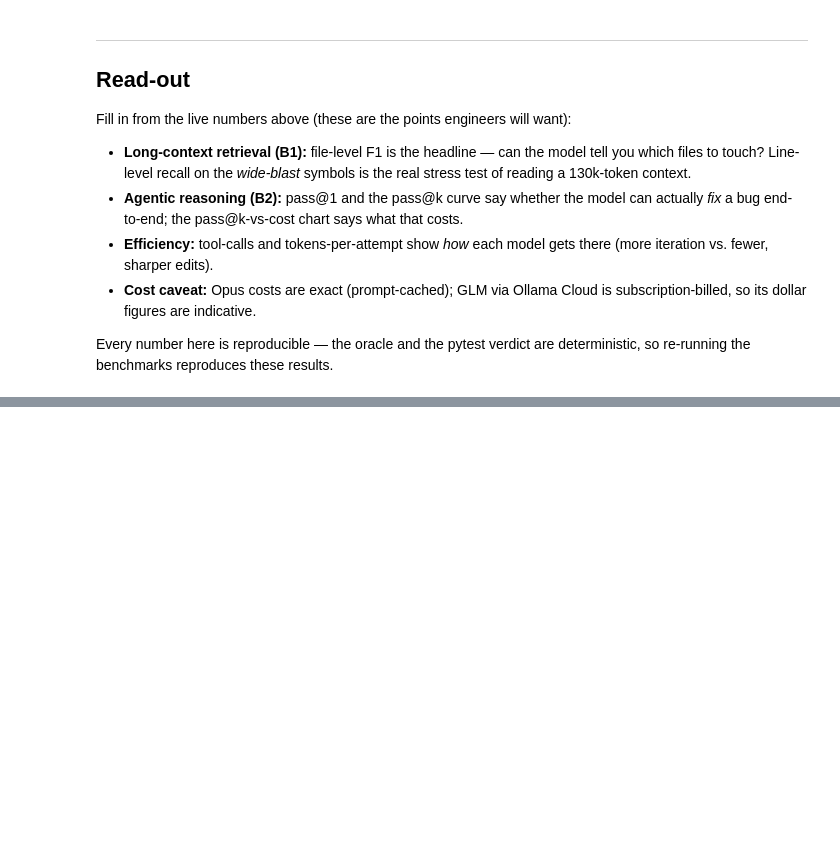
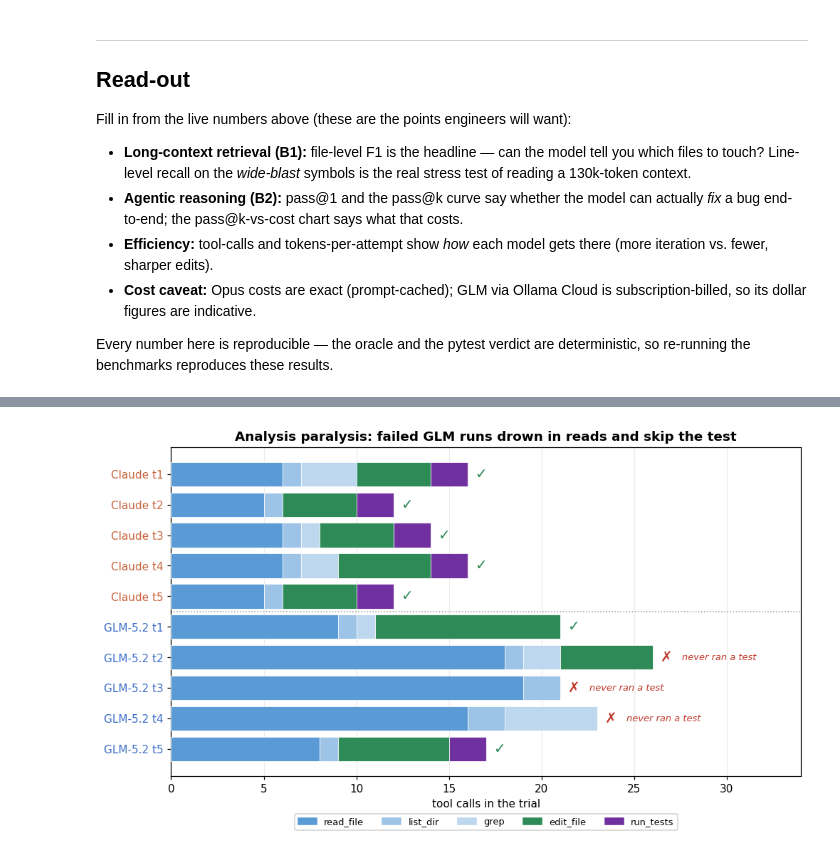
Before and after one commit to dvallslanaquera/skingraph, a Jupyter notebook: notebooks/benchmark_analysis.ipynb, the cells around one changed output, grey strips where cells are left out. Saved outputs shown, nothing was run; the diff lists cells and outputs as text; code cells hidden in the pictures; blank space fills up the shorter version.

```diff
--- a/notebooks/benchmark_analysis.ipynb
+++ b/notebooks/benchmark_analysis.ipynb
@@ -348,0 +516,38 @@ so re-running the benchmarks reproduces these results.
+# %%
+# FIG 4 — Analysis paralysis: tool-call composition per trial (pass = ✓, fail = ✗).
+if single and debug:
+    rows = []
+    for key, model in [("opus-4-8", OP2), ("glm-5-2", GL2)]:
+        short = model["label"].split()[0]
+        for i, t in enumerate(model["trials"], 1):
+            rows.append((f"{short} t{i}", key, t))
+    cats = [("read_file", "#5B9BD5"), ("list_dir", "#9DC3E6"), ("grep", "#BDD7EE"),
+            ("edit_file", "#2E8B57"), ("run_tests", "#7030A0")]
+    fig, ax = plt.subplots(figsize=(9.2, 5.4))
+    y = np.arange(len(rows))[::-1]
+    for yi, (lab, key, t) in zip(y, rows):
+        left = 0
+        for cat, col in cats:
+            v = t["n_tool_calls"].get(cat, 0)
+            if v:
+                ax.barh(yi, v, left=left, color=col, zorder=3, edgecolor="white", lw=0.5)
+                left += v
+        ok = t["success"]
+        ax.text(left + 0.4, yi, "✓" if ok else "✗", va="center", fontsize=13,
+                fontweight="bold", color="#2E8B57" if ok else "#C0392B")
+        if t["n_run_tests_calls"] == 0 and not ok:
+            ax.text(left + 1.6, yi, "never ran a test", va="center", fontsize=8.5,
+                    color="#C0392B", style="italic")
+    ax.set_yticks(y); ax.set_yticklabels([r[0] for r in rows])
+    for tick, (_, key, _t) in zip(ax.get_yticklabels(), rows):
+        tick.set_color(OPUS_C if key == "opus-4-8" else GLM_C)
+    ax.set_xlim(0, max(t["n_tool_calls_total"] for _, _, t in rows) + 8)
+    ax.set_xlabel("tool calls in the trial")
+    ax.set_title("Analysis paralysis: failed GLM runs drown in reads and skip the test")
+    handles = [plt.Rectangle((0, 0), 1, 1, color=c) for _, c in cats]
+    ax.legend(handles, [c for c, _ in cats], ncol=5, fontsize=8.5,
+              loc="upper center", bbox_to_anchor=(0.5, -0.10), framealpha=0.9)
+    ax.axhline(4.5, color="#999", lw=1, ls=":"); ax.grid(axis="y")
+    fig.tight_layout(); savefig(fig, "fig4_analysis_paralysis.png"); plt.show()
+# %% [output]
+[figure, added]
```
Also changed, not shown: parts of 17 cells of this notebook, 6 other files.
